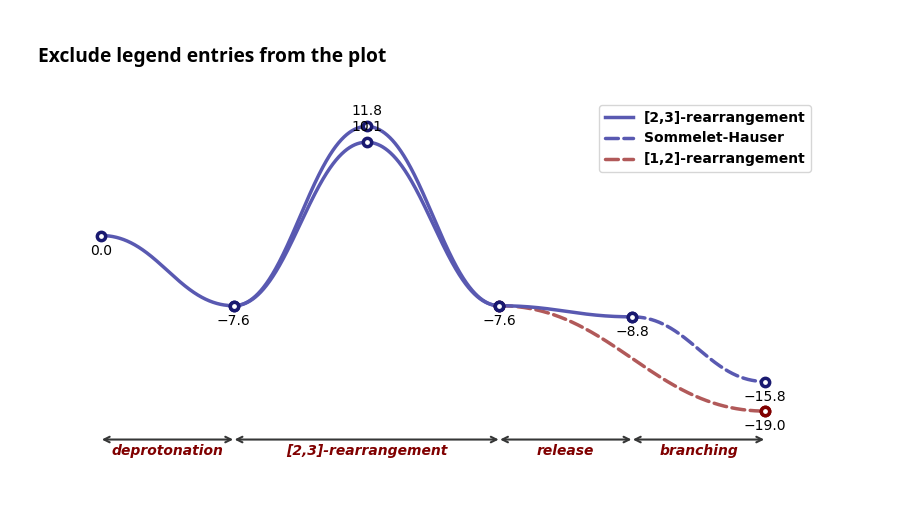
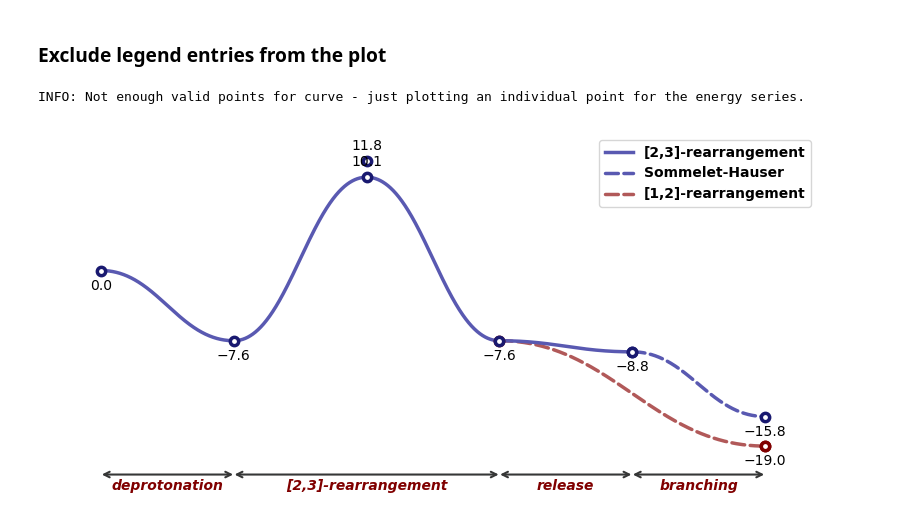
Before and after one commit to aligfellow/plotprofile, a Jupyter notebook: examples/example.ipynb, the cells around one changed output. Cells and saved outputs as stored; diff of their text form; code cells hidden in the pictures.

Commit message:
Added ability to plot a single point. Fixes #1

```diff
--- a/examples/example.ipynb
+++ b/examples/example.ipynb
@@ -46,21 +46,22 @@ plotter.plot(energy_sets, annotations=annotations)
 # %%
 from plotProfile import ReactionProfilePlotter
 
 energies = {
     "[2,3]-rearrangement": [0.0, -7.6, 10.1, -7.6, -8.8],
     "Sommelet-Hauser": [None, None, None, None, -8.8, -15.8],
-    "diastereomer": [None, -7.6, 11.8, -7.6 ],
+    "diastereomer": [None, None, 11.8 ],
     "[1,2]-rearrangement": [ None, None, None, -7.6, -19.0, -19.0, -19.0 ]
 }
 
 annotations = {
     'deprotonation': (0,1),
     '[2,3]-rearrangement': (1,3),
     'release': (3,4),
     'branching': (4,5)
 }
 
 plotter = ReactionProfilePlotter(figsize=(8,4), dashed=["[1,2]-rearrangement", "Sommelet-Hauser"], colors=["midnightblue", "midnightblue", "midnightblue", "maroon"], axes="", annotation_size=10)
 plotter.plot(energies, annotations=annotations, exclude_from_legend=["diastereomer"])
 # %% [output]
+INFO: Not enough valid points for curve - just plotting an individual point for the energy series.
-[figure, old version]
+[figure, new version]
```
Also changed, not shown: 1 other file.
